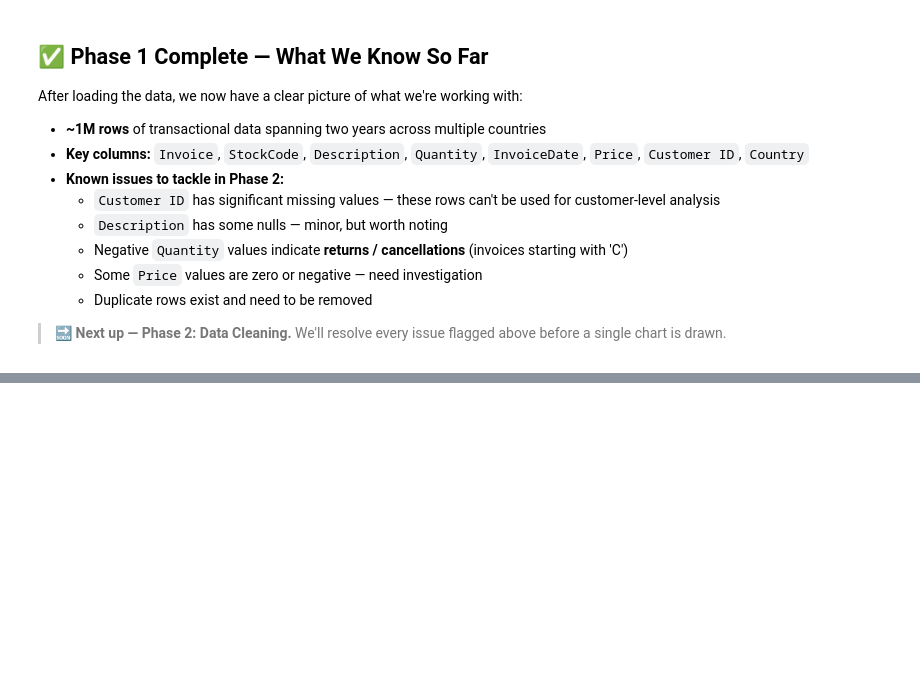
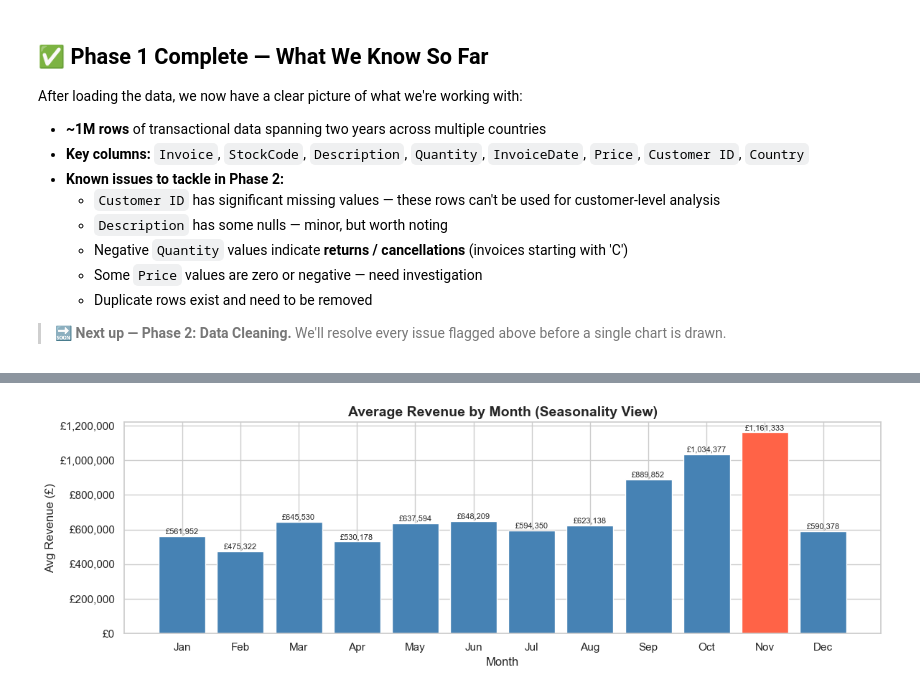
Before and after one commit to asimjamal/Customer-Intelligence-Report, a Jupyter notebook: customer_analytics_eda.ipynb, the cells around one changed output, grey strips where cells are left out. Saved outputs shown, nothing was run; the diff lists cells and outputs as text; code cells hidden in the pictures; blank space fills up the shorter version.

```diff
--- a/customer_analytics_eda.ipynb
+++ b/customer_analytics_eda.ipynb
@@ -338,0 +410,15 @@ New columns added: TotalRevenue, Year, Month, YearMonth
+# %%
+# ── 3.0  Load Data into SQLite for SQL-style Analysis ─────────────────────────
+#
+# We register df_clean as a SQL table called 'sales'.
+# This lets us write real SQL queries directly inside the notebook.
+# YearMonth is Period type — convert to string for SQLite compatibility.
+
+df_sql = df_clean.copy()
+df_sql['YearMonth'] = df_sql['YearMonth'].astype(str)
+
+conn = sqlite3.connect(':memory:')
+df_sql.to_sql('sales', conn, index=False, if_exists='replace')
+
+print('✅ SQLite in-memory DB ready — table: sales')
+print(f'   Rows loaded: {pd.read_sql("SELECT COUNT(*) as n FROM sales", conn).iloc[0,0]:,}')
@@ -338,0 +494,46 @@ New columns added: TotalRevenue, Year, Month, YearMonth
+# %%
+# ── 3.3  Seasonality — Average Revenue by Month of Year ──────────────────────
+#
+# Flatten across years to find which calendar months are strongest on average.
+
+query = """
+    SELECT
+        Month,
+        ROUND(AVG(MonthlyRevenue), 2) AS AvgRevenue
+    FROM (
+        SELECT
+            Year,
+            Month,
+            SUM(TotalRevenue) AS MonthlyRevenue
+        FROM sales
+        GROUP BY Year, Month
+    )
+    GROUP BY Month
+    ORDER BY Month
+"""
+
+seasonality = pd.read_sql(query, conn)
+month_names = ['Jan','Feb','Mar','Apr','May','Jun',
+               'Jul','Aug','Sep','Oct','Nov','Dec']
+seasonality['MonthName'] = seasonality['Month'].apply(lambda x: month_names[x-1])
+
+fig, ax = plt.subplots(figsize=(12, 4))
+bars = ax.bar(seasonality['MonthName'], seasonality['AvgRevenue'],
+              color=['tomato' if v == seasonality['AvgRevenue'].max()
+                     else 'steelblue' for v in seasonality['AvgRevenue']])
+ax.yaxis.set_major_formatter(mticker.FuncFormatter(lambda x, _: f'£{x:,.0f}'))
+ax.set_title('Average Revenue by Month (Seasonality View)')
+ax.set_xlabel('Month')
+ax.set_ylabel('Avg Revenue (£)')
+
+# Label bars
+for bar in bars:
+    ax.text(bar.get_x() + bar.get_width()/2,
+            bar.get_height() + 5000,
+            f'£{bar.get_height():,.0f}',
+            ha='center', va='bottom', fontsize=8)
+
+plt.tight_layout()
+plt.show()
+# %% [output]
+[figure, added]
```
Also changed, not shown: parts of 29 cells of this notebook.
